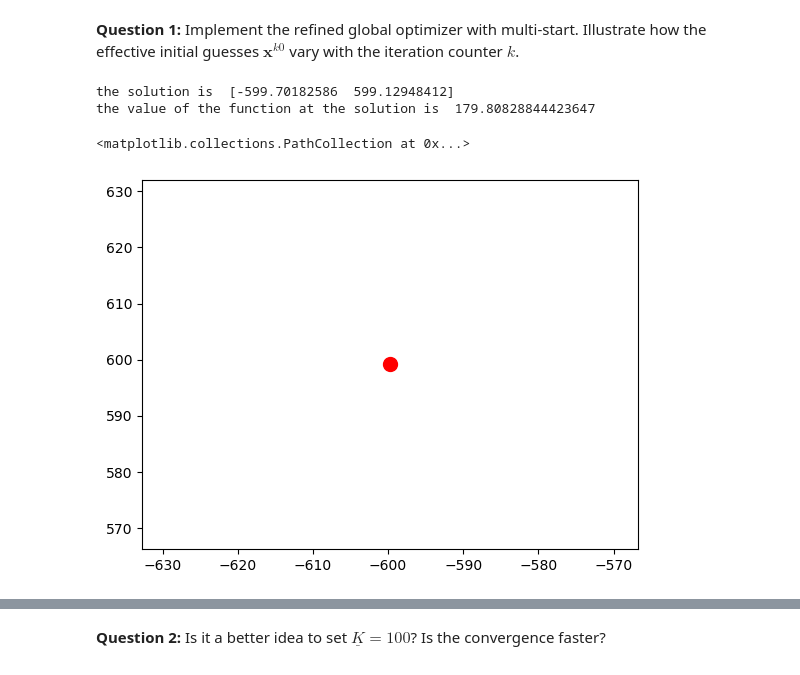
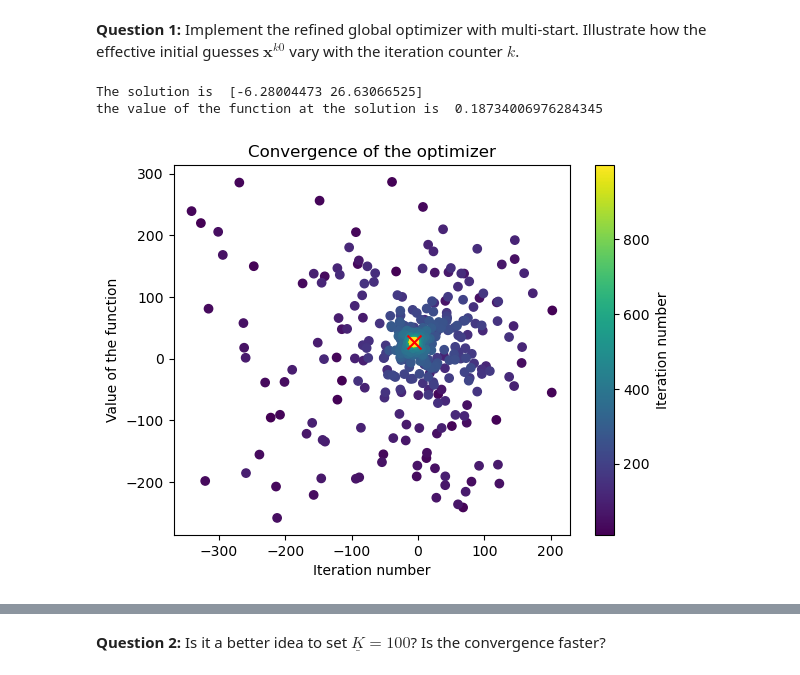
Before and after one commit to NumEconCopenhagen/projects-2023-jt, a Jupyter notebook: Exam/Exam_J.ipynb, the cells around one changed output, grey strips where cells are left out. Cells and saved outputs as stored; diff of their text form; code cells hidden in the pictures.

```diff
--- a/Exam/Exam_J.ipynb
+++ b/Exam/Exam_J.ipynb
@@ -509,10 +509,14 @@ The optimizer in Step 3.E is `BFGS` with a tolerance of $\tau$.
 # %% [markdown]
 **Question 1:** Implement the refined global optimizer with multi-start. Illustrate how the effective initial guesses $\mathbf{x}^{k0}$ vary with the iteration counter $k$.
 # %%
+
+# We set a seed for our randomization
+np.random.seed(67)
+
 
 # We set the parameters
     # 1. We set the bounds for x1 and x2
-bounds = [(-600,600),(-600,600)]
+bounds = [-600,600]
 # and the tolerance for tau
 tau = 1e-8
     # 2. We set the number of warmup iterations
@@ -522,7 +526,7 @@ K_max = 1000
 
 # 3. Create the optimizer
 
-def global_optimizer (bounds, tau, K_warmup, K):
+def global_optimizer (bounds, tau, K_warmup, K_max):
     x_star = None
     f_best = np.inf
 
@@ -532,51 +536,60 @@ def global_optimizer (bounds, tau, K_warmup, K):
     for k in range(K_max) :
 
         #3.a We draw a random point from the uniform distribution, this will be our starting point (initial guess)
         x_k = np.random.uniform(bounds[0], bounds[1], size=2)
 
         #3.b We evaluate the function at the point
         if k >= K_warmup :
 
             #3.c We calculate chi^k
             chi_k = 0.50 * (2/ (1+np.exp((k - K_warmup)/100)))
             #3.d We set x_k0
             x_k0 = chi_k * x_k + (1-chi_k) * x_star
-
-            x_list.append(x_k0)
-        else:
-            # We set x_k0 equal to our initial guess x_k
-            x_k0 = x_k
-
             x_list.append(x_k0)
 
-
         #3.e We run the optimizer to get our result x^(k*)
-        result = optimize.minimize(griewank, x_k0, method='BFGS', tol=tau, options={'disp': False})
+        result = optimize.minimize(griewank, x_k, method='BFGS', tol=tau)
+        x_opt = result.x
+        f_opt = result.fun
 
         #3.f We update x_star if the result is better
-        if x_star is None or griewank(result.x) < griewank(x_star):
-            x_star = result.x
-            f_best = result.fun
+        if k == 0 or f_opt < f_best :
+            x_star = x_opt
+            f_best = f_opt
 
         #3.g We evaluate the function of x_star
-        if griewank(x_star) < tau:
+        if f_opt < tau:
             break
 
     #4. We return the result
-    return x_star , x_list
+    return x_star, x_list
+
 
 # 5. We run the optimizer
-
 best_solution , x_list = global_optimizer(bounds, tau, K_warmup, K_max)
 
 
-print('the solution is ', best_solution)
+print('The solution is ', best_solution)
 print('the value of the function at the solution is ', griewank(best_solution))
 
-# we will now illustrate the result
-plt.scatter(best_solution[0], best_solution[1], c='r', marker='o', s=100)
+# we will now illustrate the results
+# 6. We create a list with the values of x1 and x2 at each iteration
+x_array = np.array(x_list)
+x1_list = x_array[:,0]
+x2_list = x_array[:,1]
+
+# 7. We create a list with the iteration numbers
+k_list = range(K_warmup,K_max)
+
+# 8. We plot the results
+plt.scatter(x1_list,x2_list, c=k_list, cmap='viridis')
+plt.colorbar(label = 'Iteration number')
+plt.xlabel('Iteration number')
+plt.ylabel('Value of the function')
+plt.title('Convergence of the optimizer')
+plt.scatter(best_solution[0],best_solution[1], c='red', marker='x', s=100, label='Best solution')
+plt.show()
 # %% [output]
-the solution is  [-599.70182586  599.12948412]
-the value of the function at the solution is  179.80828844423647
+The solution is  [-6.28004473 26.63066525]
+the value of the function at the solution is  0.18734006976284345
-<matplotlib.collections.PathCollection at 0x...>
-[figure, old version]
+[figure, new version]
```
Also changed, not shown: parts of 3 cells of this notebook, 1 other file.
